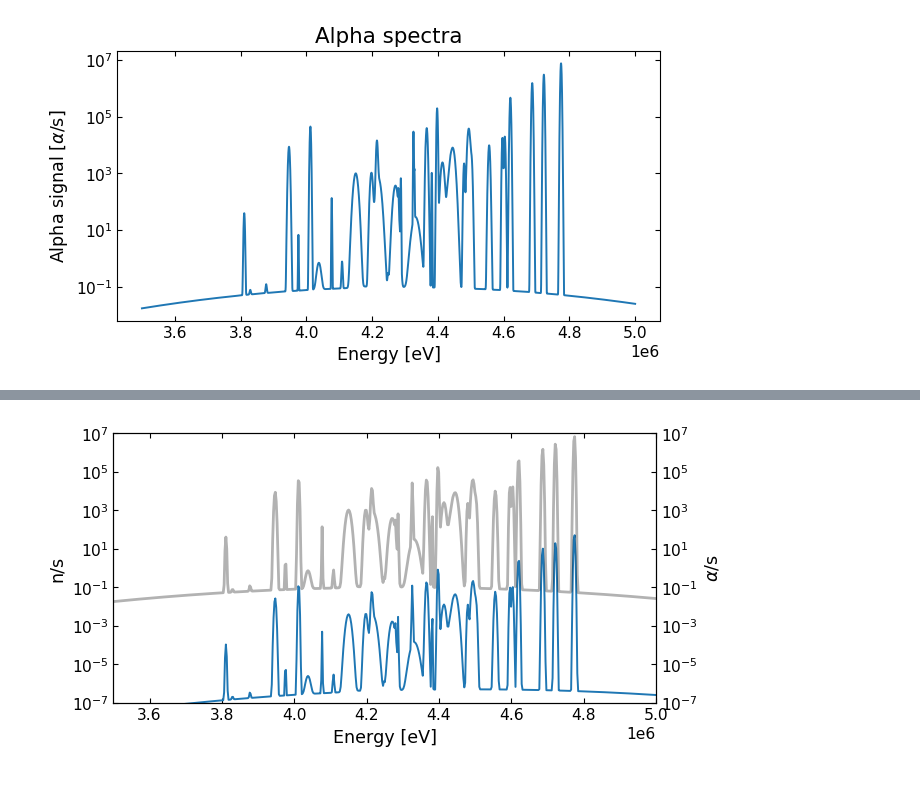
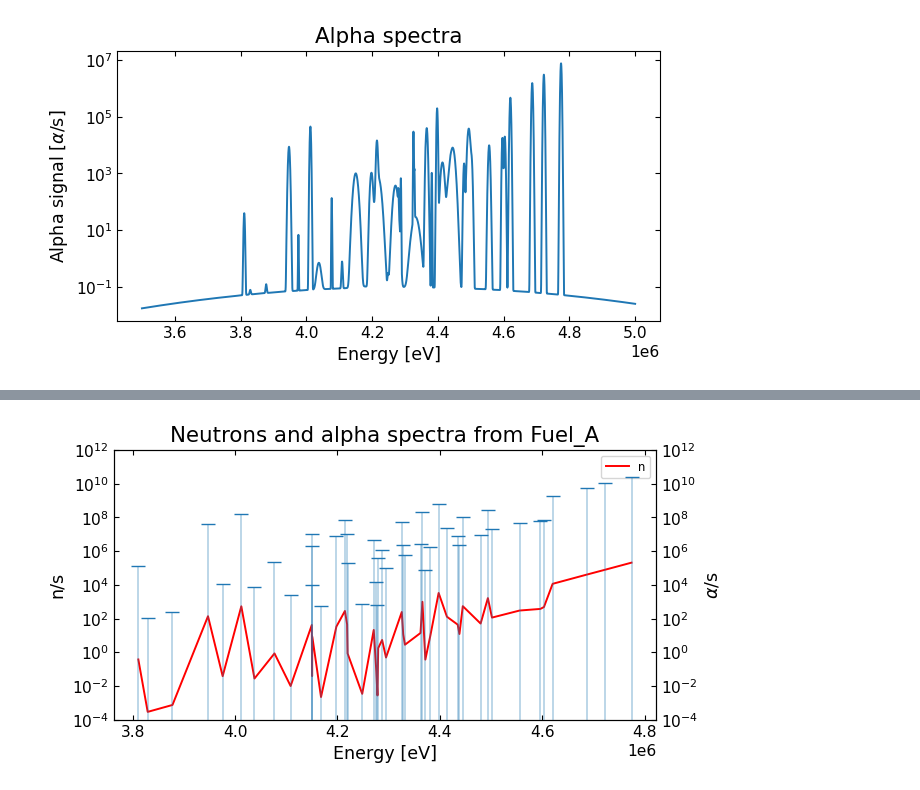
Before and after one commit to EmilEskol/Speciale, a Jupyter notebook: 4Neutron_spectrum_from_alpha_N.ipynb, the cells around one changed output, grey strips where cells are left out. Cells and saved outputs as stored; diff of their text form; code cells hidden in the pictures.

```diff
--- a/4Neutron_spectrum_from_alpha_N.ipynb
+++ b/4Neutron_spectrum_from_alpha_N.ipynb
@@ -208,25 +204,32 @@ mt alpha reactions: 4=n', 16=2n, 17=3n, 22=n+a
 mat_dens = mat.get_nuclide_atom_densities() # in atoms/(b*cm) *1e24=atoms/cm^3
 
 def neutrons_from_material(mat,E_min=0,E_max=6e6,nr_points=1000,
-                           plot_result=True, plot_parts=True, plot_crosssections=True):
+                           plot_result=True, plot_parts=True, plot_crosssections=True,
+                          use_gaussian_spectra=False):
     #Getting data
+    energies = np.linspace(E_min,E_max,nr_points)
+
     mat_dens = mat.get_nuclide_atom_densities() #returns nuclide densities in atom/b-cm
 
-    #Stopping power fit
-    #energies,stopping_powers = an.SR_file_write_and_read(mat,E_min=E_min,E_max=E_max),new_file=True)
-    #popt, cov = curve_fit(bethe_tail,energies, stopping_powers,p0=[ 3.07e+07, 1, 0])
-    #stopping_powers = bethe_tail(energies, *popt)
-
+    #Stopping power splines
     stopping_power_spline = get_stopping_power_spline(mat,E_min=1e4,E_max=1e7,new_file=False)
-
-    energies = np.linspace(E_min,E_max,nr_points)
     stopping_powers=get_spline_data(stopping_power_spline,energies, extrapolate=True)
     stopping_powers = np.array(stopping_powers)*1e8 #Converting from eV/Å to eV/cm
 
     #Alpha spectrum
     alpha_decays, mass,nuclide_amount = an.alpha_decay_values_from_material(mat)
     nuclide_density= nuclide_amount/mat.volume
-    alpha_spectra,energies = an.energy_spectra_gaussian(alpha_decays,x=energies)
+    if use_gaussian_spectra:
+        alpha_spectra,energies = an.energy_spectra_gaussian(alpha_decays,x=energies)
+    else:
+        alpha_spectra = []
+        alpha_energies = []
+        for name, a_activities, a_energies,energy_devs,_  in alpha_decays:
+            alpha_spectra.extend(a_activities)
+            alpha_energies.extend(a_energies)
+        #sorting energies
+        alpha_spectra = [a for _,a in sorted(zip(alpha_energies,alpha_spectra))]
+        alpha_energies = sorted(alpha_energies)
 
     total_integrent = np.zeros(nr_points)
     if plot_parts:
@@ -237,9 +240,7 @@ def neutrons_from_material(mat,E_min=0,E_max=6e6,nr_points=1000,
         cross_splines,tab = get_crossection_from_isotope(nuc.name,k=5,x_max=8e6,plot=False)
         total_crosssection = np.zeros(nr_points)
         for mt in cross_splines:
-            #print(f'mt={mt}')
             spline_data = get_spline_data(cross_splines[mt],energies, extrapolate=False,non_negative=True)
-
 
             if mt in [4,22,23,28,29]: #(a,n+anything)
                 total_crosssection += spline_data
@@ -275,18 +276,18 @@ def neutrons_from_material(mat,E_min=0,E_max=6e6,nr_points=1000,
     #dx=(E_max-E_min)/nr_points
     neutrons_total = 0
     neutrons_added = []
-    for E_a,alpha,n in zip(energies,alpha_spectra,range(nr_points)):
-        if n>1 and alpha>1e-10:
-            neutrons = alpha*integrate.simpson(total_integrent[0:n],energies[0:n])
-            neutrons_total +=neutrons
-            neutrons_added.append(neutrons)
-        else:
-            neutrons_added.append(0)
+    integrent_spline = make_interp_spline(energies,total_integrent,k=5)
+
+    for E_a,alpha in zip(alpha_energies,alpha_spectra):
+        result,err = integrate.quad(integrent_spline,0,E_a)
+        neutrons = alpha*result
+        neutrons_total +=neutrons
+        neutrons_added.append(neutrons)
 
     if plot_parts:
         ax[0].plot(energies,stopping_powers,label='stopping_power')
         ax[1].plot(energies,total_crosssection,label='cross_section')
-        ax[2].plot(energies,total_integrent,'--',label='integrent')
+        ax[2].plot(energies,integrent_spline(energies),'--',label='integrent')
         #ax[2].semilogy()
         #ax[2].set_xlim(3.7e6,5e6)
         ax[2].set_ylabel('integrent')
@@ -294,9 +295,13 @@ def neutrons_from_material(mat,E_min=0,E_max=6e6,nr_points=1000,
             a.set_xlabel('Energy [eV]')
             a.legend()
             ax1 = a.twinx()
-            ax1.plot(energies,alpha_spectra,label='spectra',color='k',alpha=0.3)
+            if use_gaussian_spectra:
+                ax1.plot(energies,alpha_spectra,label='spectra',color='k',alpha=0.3)
+            else:
+                line, =ax1.plot(alpha_energies, alpha_spectra, "_", label=name,ms=10)
+                ax1.vlines(alpha_energies,[0]*len(alpha_energies),alpha_spectra,line.get_color(),alpha=0.3)
             ax1.semilogy()
-            ax1.set_ylim(1e-2,1e7)
+            #ax1.set_ylim(1e-2,1e7)
             ax1.set_ylabel(r'$\alpha$/s')
 
         pp.savefig(f'part_for_integral_{mat.name}')
@@ -305,37 +310,49 @@ def neutrons_from_material(mat,E_min=0,E_max=6e6,nr_points=1000,
     fig2,ax2 = plt.subplots()
     ax3=ax2.twinx()
 
-    ax2.plot(energies,neutrons_added,label='n')
-    ax3.plot(energies,alpha_spectra,label='spectra',color='k',lw=2,alpha=0.3)
 
+    if use_gaussian_spectra:
+        ax3.plot(energies,alpha_spectra,label='spectra',color='k',lw=2,alpha=0.3)
+        ax2.plot(energies,neutrons_added,label='n')
+    else:
+        line, =ax3.plot(alpha_energies, alpha_spectra, "_", label='$\alpha$',ms=10)
+        ax3.vlines(alpha_energies,[0]*len(alpha_energies),alpha_spectra,line.get_color(),alpha=0.3)
+        ax2.plot(alpha_energies,neutrons_added,label='n',color='red')
+
+    ax2.set_title(f'Neutrons and alpha spectra from {mat.name}')
     ax2.set_xlabel('Energy [eV]')
     ax2.set_ylabel('n/s')
     ax3.set_ylabel(r'$\alpha$/s')
+    ax2.legend()
 
     ax2.semilogy()
     ax3.semilogy()
 
-    ax2.set_xlim(3.5e6,5e6)
-    ax2.set_ylim(1e-7,1e7)
-    ax3.set_ylim(1e-7,1e7)
+    #ax2.set_xlim(3.5e6,5e6)
+    ax2.set_ylim(1e-4,1e12)
+    ax3.set_ylim(1e-4,1e12)
     if plot_parts:
         pp.savefig(f'integral_{mat.name}')
-
-    neutrons_total_integral = integrate.simpson(neutrons_added,energies)
-    print('Number of alpha',integrate.simpson(alpha_spectra,energies))
-    print(f'Number of neutrons pr second from {mat.name} using integral is {neutrons_total_integral:.5g}')
-    #print('alpha_spectra',alpha_spectra)
-    #print('energies',energies)
-    #print('neutrons_added',neutrons_added)
+    if use_gaussian_spectra:
+        neutrons_total_integral = integrate.simpson(neutrons_added,alpha_energies)
+        print('Number of alpha',integrate.simpson(alpha_spectra,energies))
+        print(f'Number of neutrons pr second from {mat.name} using integral is {neutrons_total_integral:.5g}')
+    total_alphas = sum(alpha_spectra)
+    print(f'Number of alpha: {total_alphas:.3g}')
+    neutrons_per_alpha = neutrons_total*(1e6/total_alphas)
+    print(f'Number of neutrons pr second from {mat.name} is {neutrons:.5g} with {nr_points:.2g} points giving {neutrons_per_alpha:.3g} n/10^6 a')
     return neutrons_total
 
 
 fuel_name= 'Fuel_A'
 mat = gh.get_material_by_name(fuel_name,mats)
-neutrons = neutrons_from_material(mat,E_max=5e6,nr_points=2**11+1,plot_parts=True)
-print(f'Number of neutrons pr second from {mat.name} is {neutrons:.5g} with 11')
+neutrons = neutrons_from_material(mat,E_max=5e6,nr_points=2**9+1,plot_parts=True)
+
+fuel_name= 'Fuel_B'
+mat = gh.get_material_by_name(fuel_name,mats)
 neutrons = neutrons_from_material(mat,E_max=5e6,nr_points=2**9+1,plot_parts=False)
-print(f'Number of neutrons pr second from {mat.name} is {neutrons:.5g} with 9')
-neutrons = neutrons_from_material(mat,E_max=5e6,nr_points=2**7+1,plot_parts=False)
-print(f'Number of neutrons pr second from {mat.name} is {neutrons:.5g} with 7')
+
+fuel_name= 'Fuel_C'
+mat = gh.get_material_by_name(fuel_name,mats)
+neutrons = neutrons_from_material(mat,E_max=5e6,nr_points=2**9+1,plot_parts=False)
 # %% [output]
@@ -364 +369 @@ Number of neutrons pr second from Fuel_A is 2224.6 with 7
-[figure, old version]
+[figure, new version]
```
Also changed, not shown: parts of 4 cells of this notebook, 1 other file.
